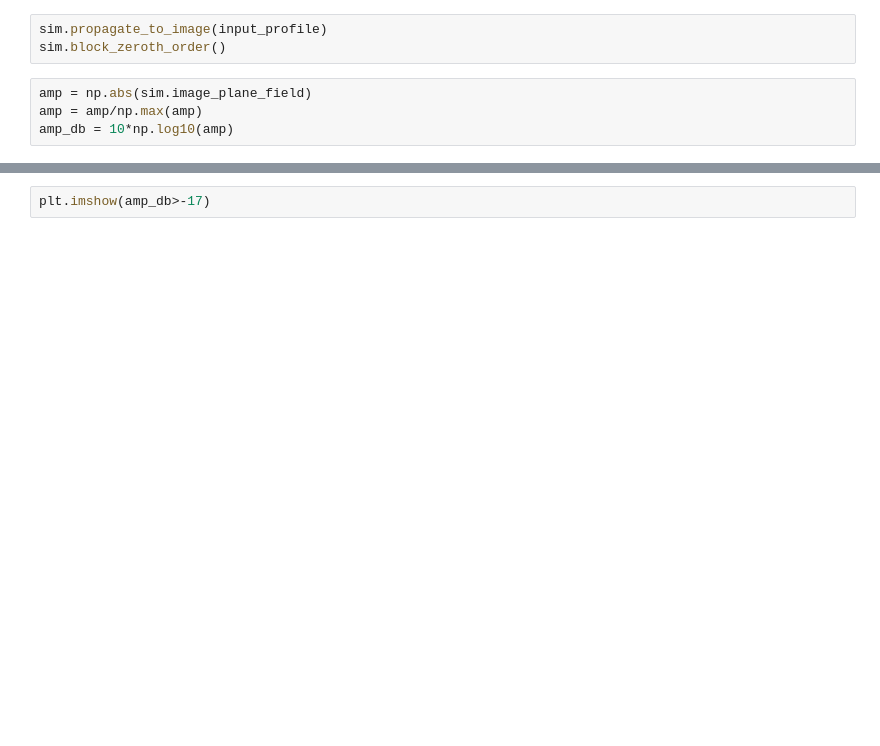
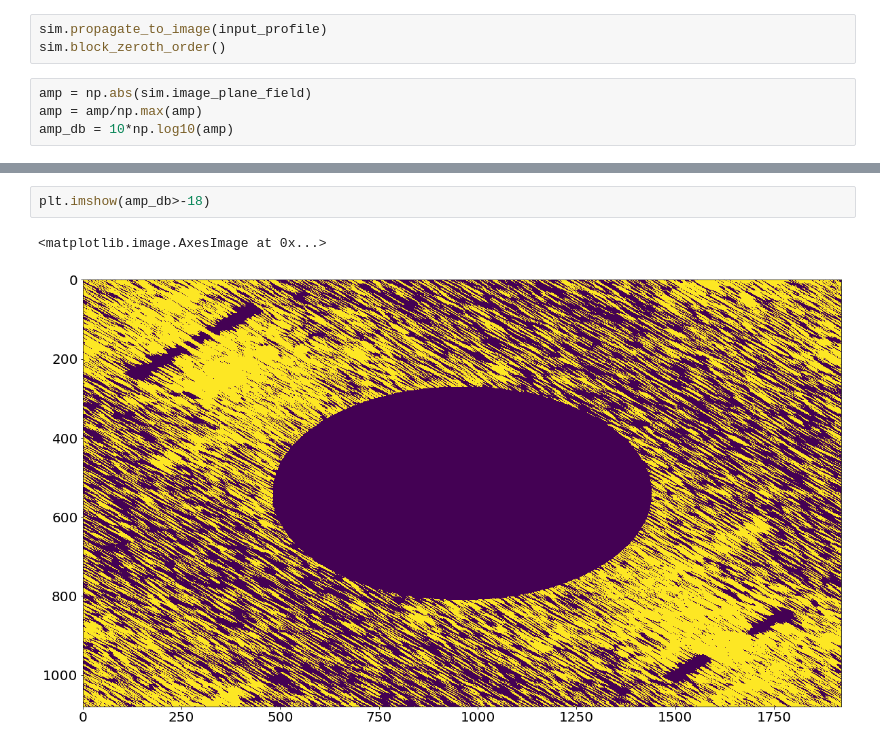
Before and after one commit to QITI/pySLM-example, a Jupyter notebook: cylindrical.ipynb, the cells around one changed output, grey strips where cells are left out. Saved outputs shown, nothing was run; the diff lists cells and outputs as text; blank space fills up the shorter version.

```diff
--- a/cylindrical.ipynb
+++ b/cylindrical.ipynb
@@ -51,3 +68,6 @@ plt.imshow(amp)
 # %%
-plt.imshow(amp_db>-17)
+plt.imshow(amp_db>-18)
+# %% [output]
+<matplotlib.image.AxesImage at 0x...>
+[figure, added]
 # %%
```
Also changed, not shown: parts of 10 cells of this notebook.
